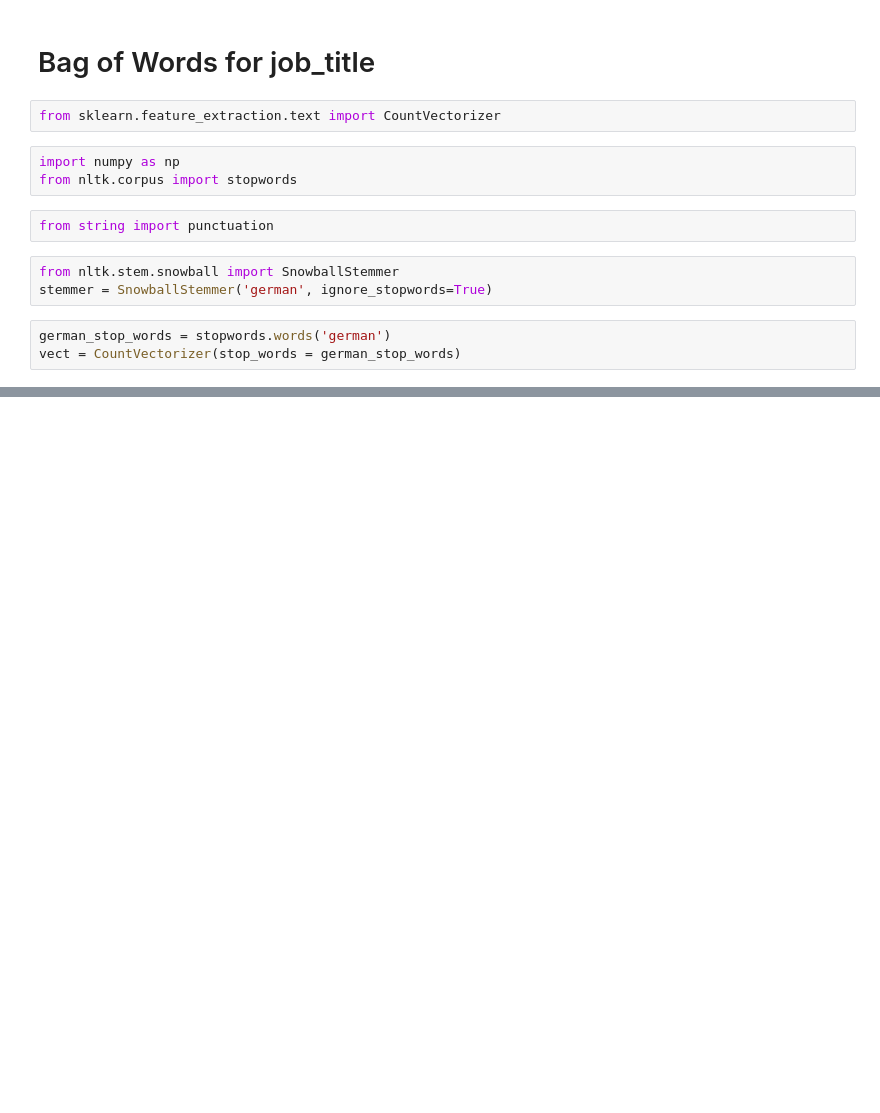
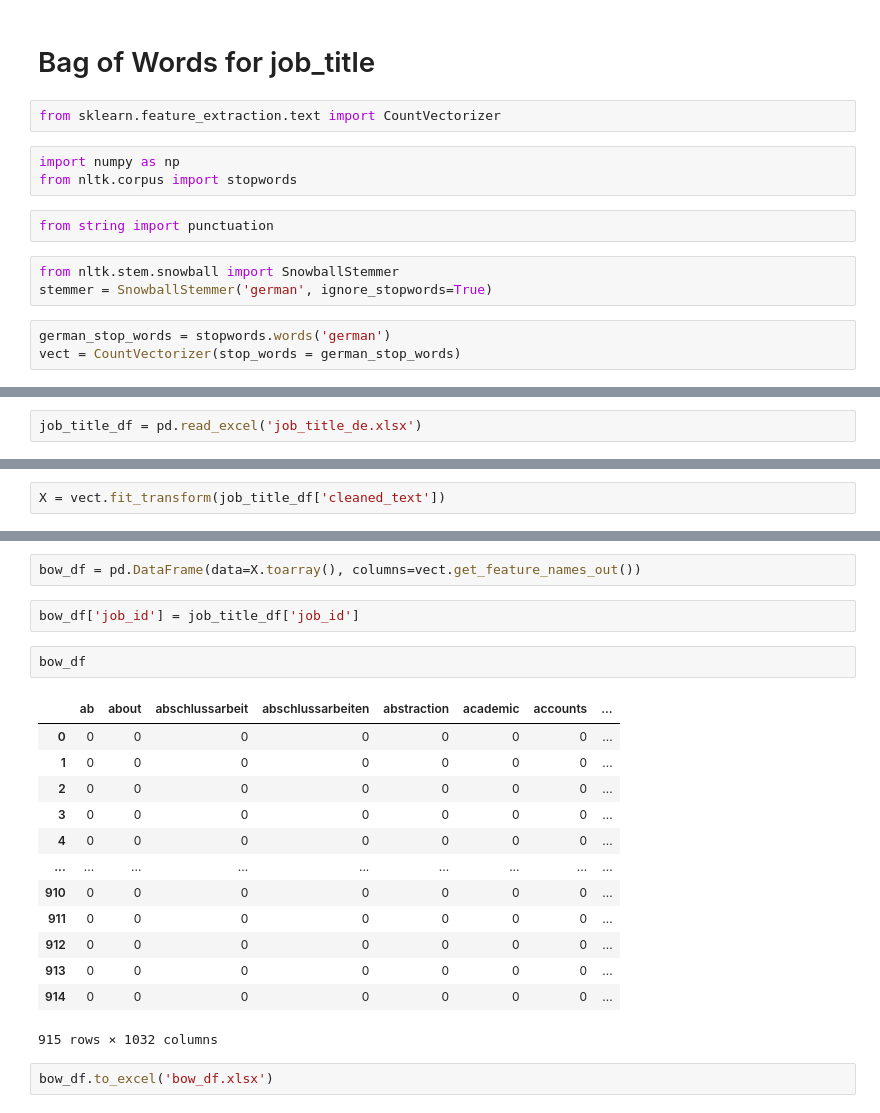
Before and after one commit to damnpav/arbeite_parser, a Jupyter notebook: notebooks/_1_eda_cleaned.ipynb, the cells around one changed output, grey strips where cells are left out. Drawn from its saved outputs; the diff is of its cells as text; blank space fills up the shorter version.

```diff
--- a/notebooks/_1_eda_cleaned.ipynb
+++ b/notebooks/_1_eda_cleaned.ipynb
@@ -166,0 +171,2 @@ job_title_df = jobs_df['job_title'].to_frame()
+# %%
+job_title_df = pd.read_excel('job_title_de.xlsx')
@@ -190,0 +208,2 @@ stemmer.stem('entwickler pythonjava  hauptschlich remote mwd home office')
+# %%
+X = vect.fit_transform(job_title_df['cleaned_text'])
@@ -190,0 +224,22 @@ stemmer.stem('entwickler pythonjava  hauptschlich remote mwd home office')
+# %%
+bow_df = pd.DataFrame(data=X.toarray(), columns=vect.get_feature_names_out())
+# %%
+bow_df['job_id'] = job_title_df['job_id']
+# %%
+bow_df
+# %% [output]
+|  | ab | about | abschlussarbeit | abschlussarbeiten | abstraction | academic | accounts | ... |
+| 0 | 0 | 0 | 0 | 0 | 0 | 0 | 0 | ... |
+| 1 | 0 | 0 | 0 | 0 | 0 | 0 | 0 | ... |
+| 2 | 0 | 0 | 0 | 0 | 0 | 0 | 0 | ... |
+| 3 | 0 | 0 | 0 | 0 | 0 | 0 | 0 | ... |
+| 4 | 0 | 0 | 0 | 0 | 0 | 0 | 0 | ... |
+| ... | ... | ... | ... | ... | ... | ... | ... | ... |
+| 910 | 0 | 0 | 0 | 0 | 0 | 0 | 0 | ... |
+| 911 | 0 | 0 | 0 | 0 | 0 | 0 | 0 | ... |
+| 912 | 0 | 0 | 0 | 0 | 0 | 0 | 0 | ... |
+| 913 | 0 | 0 | 0 | 0 | 0 | 0 | 0 | ... |
+| 914 | 0 | 0 | 0 | 0 | 0 | 0 | 0 | ... |
+915 rows × 1032 columns
+# %%
+bow_df.to_excel('bow_df.xlsx')
```
Also changed, not shown: parts of 17 cells of this notebook.
